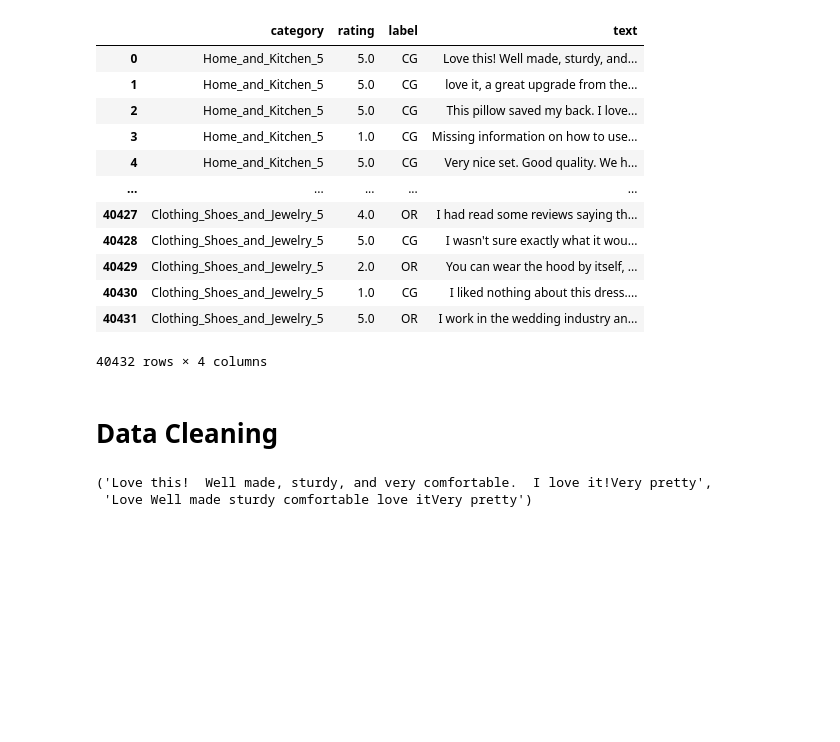
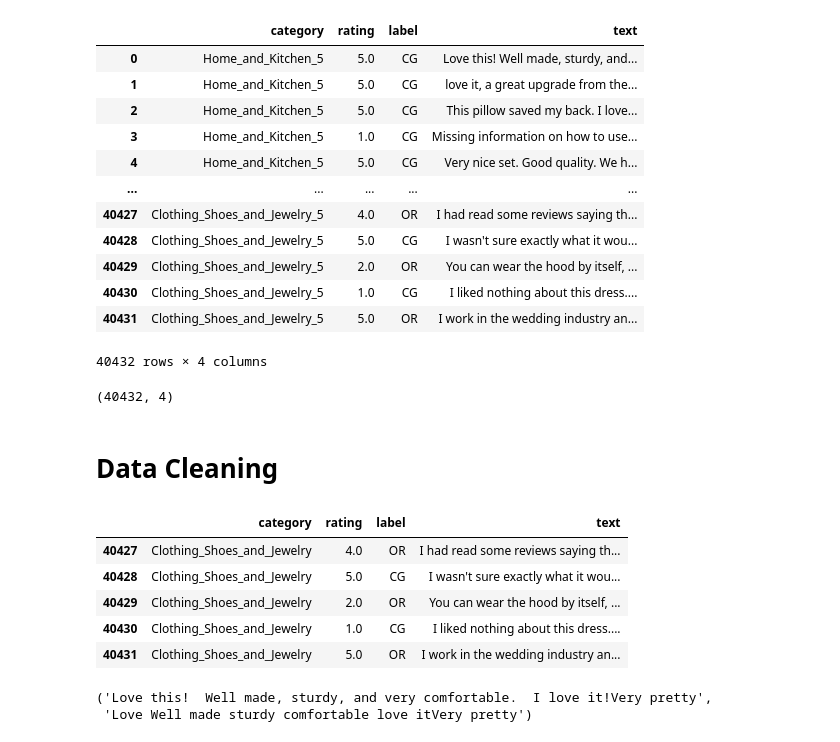
Before and after one commit to JJLee2910/Text-Sentiment-Analysis-Assignment, a Jupyter notebook: Part B.ipynb, the cells around one changed output. Saved outputs shown, nothing was run; the diff lists cells and outputs as text; code cells hidden in the pictures; blank space fills up the shorter version.

```diff
--- a/Part B.ipynb
+++ b/Part B.ipynb
@@ -126,5 +127,9 @@ replace_map = {
 
 for old_value, new_value in replace_map.items():
     df = df.replace(old_value, new_value, regex=True)
+# %%
+df.shape
+# %% [output]
+(40432, 4)
 # %% [markdown]
 # Data Cleaning
@@ -130,0 +144,9 @@ for old_value, new_value in replace_map.items():
+# %%
+df.tail()
+# %% [output]
+|  | category | rating | label | text |
+| 40427 | Clothing_Shoes_and_Jewelry | 4.0 | OR | I had read some reviews saying th... |
+| 40428 | Clothing_Shoes_and_Jewelry | 5.0 | CG | I wasn't sure exactly what it wou... |
+| 40429 | Clothing_Shoes_and_Jewelry | 2.0 | OR | You can wear the hood by itself, ... |
+| 40430 | Clothing_Shoes_and_Jewelry | 1.0 | CG | I liked nothing about this dress.... |
+| 40431 | Clothing_Shoes_and_Jewelry | 5.0 | OR | I work in the wedding industry an... |
```
Also changed, not shown: parts of 7 cells of this notebook.
